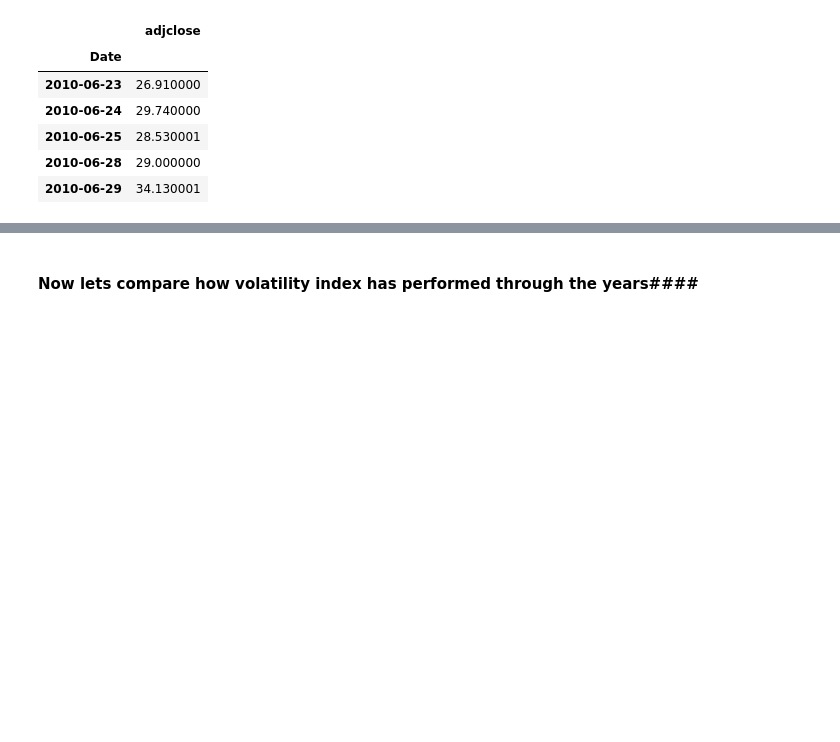
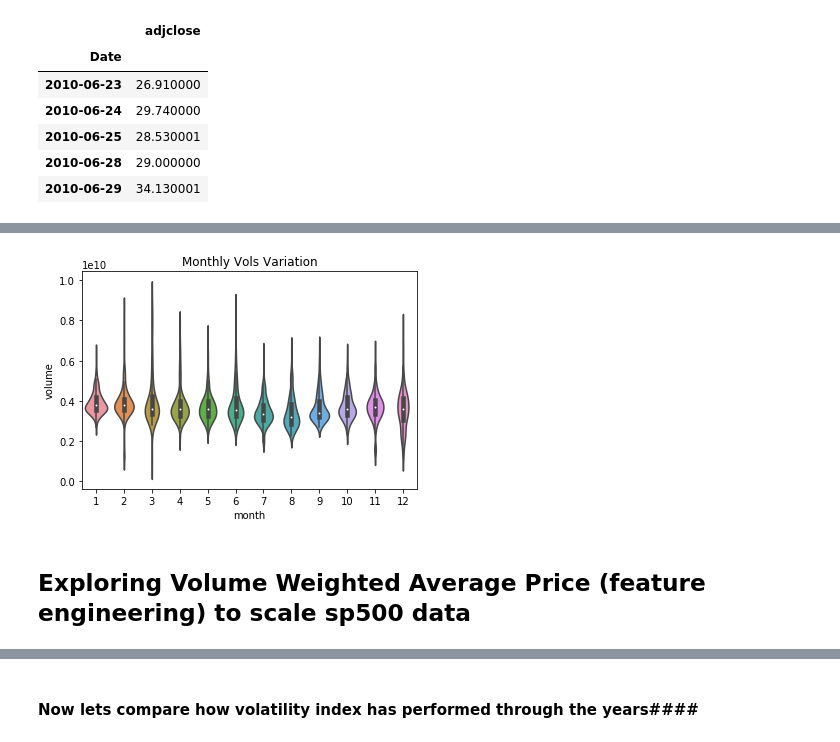
Before and after one commit to rajeevpanwar/Vix-Volatility-Predictor, a Jupyter notebook: vix_preprocessing_eda.ipynb, the cells around one changed output, grey strips where cells are left out. Cells and saved outputs as stored; diff of their text form; code cells hidden in the pictures; blank space fills up the shorter version.

```diff
--- a/vix_preprocessing_eda.ipynb
+++ b/vix_preprocessing_eda.ipynb
@@ -253,0 +355,8 @@ vix_clean.head()
+# %%
+#visually evaluating which months typically see the maximum volatility
+ax = sns.violinplot(x=sp500_vols.index.month,y=sp500_vols['Volume'])
+ax.set(xlabel='month', ylabel='volume', title='Monthly Vols Variation');
+# %% [output]
+[figure, added]
+# %% [markdown]
+## Exploring Volume Weighted Average Price (feature engineering) to scale sp500 data
```
Also changed, not shown: parts of 28 cells of this notebook, 5 other files.
